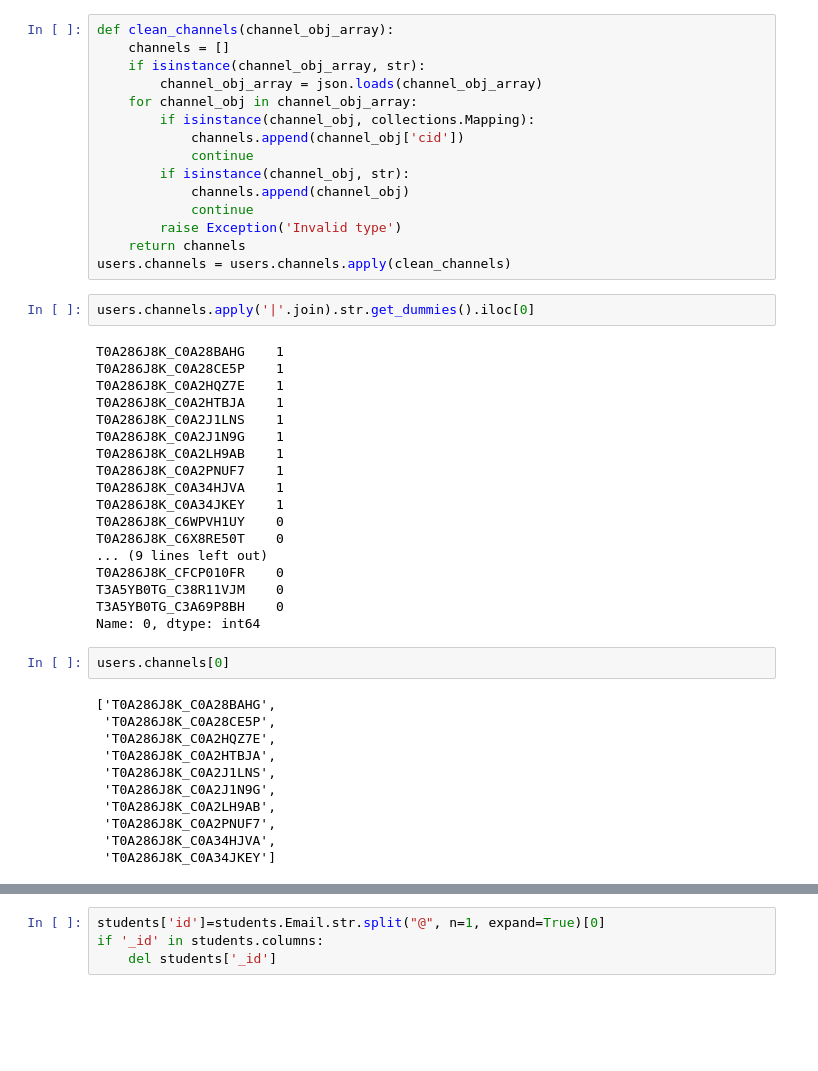
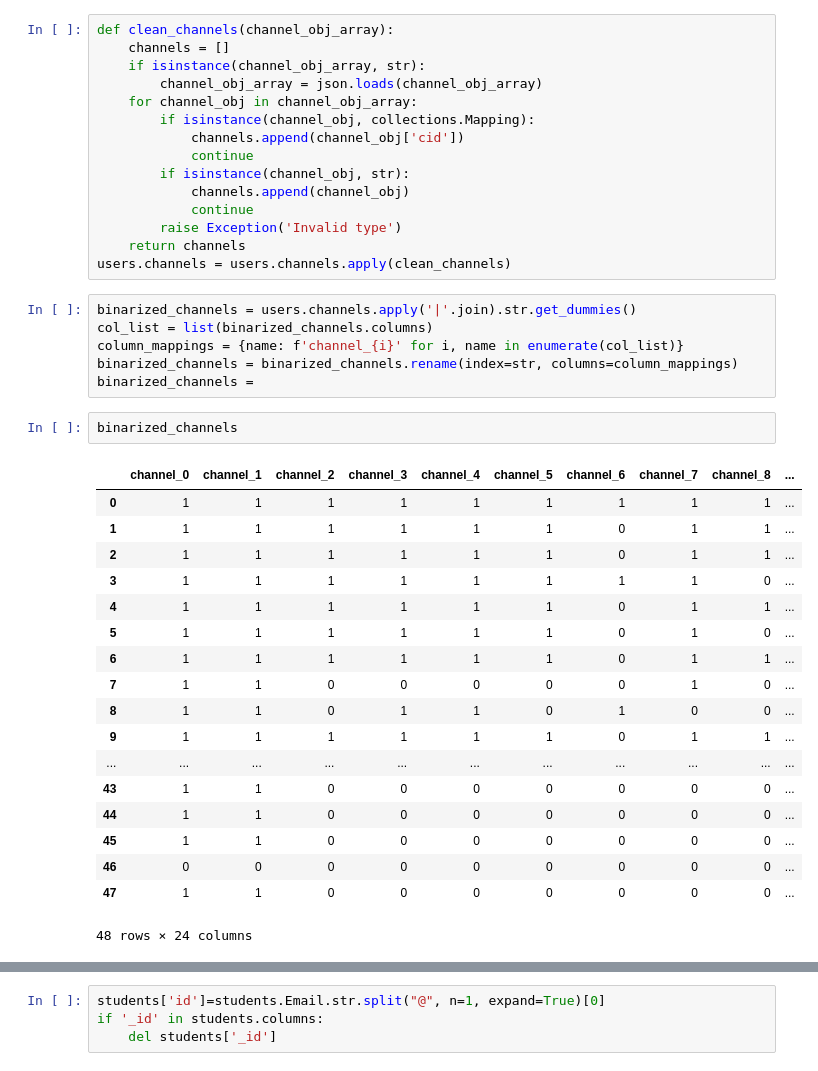
Before and after one commit to snowshine09/ml_clustering, a Jupyter notebook: mongo-clustering.ipynb, the cells around one changed output, grey strips where cells are left out. Cells and saved outputs as stored; diff of their text form; blank space fills up the shorter version.

Commit message:
renames binary columns and appends them to user df

```diff
--- a/mongo-clustering.ipynb
+++ b/mongo-clustering.ipynb
@@ -67,36 +42,30 @@ def clean_channels(channel_obj_array):
         raise Exception('Invalid type')
     return channels
 users.channels = users.channels.apply(clean_channels)
-# %%
-users.channels.apply('|'.join).str.get_dummies().iloc[0]
-# %% [output]
-T0A286J8K_C0A28BAHG    1
-T0A286J8K_C0A28CE5P    1
-T0A286J8K_C0A2HQZ7E    1
-T0A286J8K_C0A2HTBJA    1
-T0A286J8K_C0A2J1LNS    1
-T0A286J8K_C0A2J1N9G    1
-T0A286J8K_C0A2LH9AB    1
-T0A286J8K_C0A2PNUF7    1
-T0A286J8K_C0A34HJVA    1
-T0A286J8K_C0A34JKEY    1
-T0A286J8K_C6WPVH1UY    0
-T0A286J8K_C6X8RE50T    0
-... (9 lines left out)
-T0A286J8K_CFCP010FR    0
-T3A5YB0TG_C38R11VJM    0
-T3A5YB0TG_C3A69P8BH    0
-Name: 0, dtype: int64
-# %%
-users.channels[0]
-# %% [output]
-['T0A286J8K_C0A28BAHG',
- 'T0A286J8K_C0A28CE5P',
- 'T0A286J8K_C0A2HQZ7E',
- 'T0A286J8K_C0A2HTBJA',
- 'T0A286J8K_C0A2J1LNS',
- 'T0A286J8K_C0A2J1N9G',
- 'T0A286J8K_C0A2LH9AB',
- 'T0A286J8K_C0A2PNUF7',
- 'T0A286J8K_C0A34HJVA',
- 'T0A286J8K_C0A34JKEY']
+# %%
+binarized_channels = users.channels.apply('|'.join).str.get_dummies()
+col_list = list(binarized_channels.columns)
+column_mappings = {name: f'channel_{i}' for i, name in enumerate(col_list)}
+binarized_channels = binarized_channels.rename(index=str, columns=column_mappings)
+binarized_channels =
+# %%
+binarized_channels
+# %% [output]
+|  | channel_0 | channel_1 | channel_2 | channel_3 | channel_4 | channel_5 | channel_6 | channel_7 | channel_8 | ... |
+| 0 | 1 | 1 | 1 | 1 | 1 | 1 | 1 | 1 | 1 | ... |
+| 1 | 1 | 1 | 1 | 1 | 1 | 1 | 0 | 1 | 1 | ... |
+| 2 | 1 | 1 | 1 | 1 | 1 | 1 | 0 | 1 | 1 | ... |
+| 3 | 1 | 1 | 1 | 1 | 1 | 1 | 1 | 1 | 0 | ... |
+| 4 | 1 | 1 | 1 | 1 | 1 | 1 | 0 | 1 | 1 | ... |
+| 5 | 1 | 1 | 1 | 1 | 1 | 1 | 0 | 1 | 0 | ... |
+| 6 | 1 | 1 | 1 | 1 | 1 | 1 | 0 | 1 | 1 | ... |
+| 7 | 1 | 1 | 0 | 0 | 0 | 0 | 0 | 1 | 0 | ... |
+| 8 | 1 | 1 | 0 | 1 | 1 | 0 | 1 | 0 | 0 | ... |
+| 9 | 1 | 1 | 1 | 1 | 1 | 1 | 0 | 1 | 1 | ... |
+| ... | ... | ... | ... | ... | ... | ... | ... | ... | ... | ... |
+| 43 | 1 | 1 | 0 | 0 | 0 | 0 | 0 | 0 | 0 | ... |
+| 44 | 1 | 1 | 0 | 0 | 0 | 0 | 0 | 0 | 0 | ... |
+| 45 | 1 | 1 | 0 | 0 | 0 | 0 | 0 | 0 | 0 | ... |
+| 46 | 0 | 0 | 0 | 0 | 0 | 0 | 0 | 0 | 0 | ... |
+| 47 | 1 | 1 | 0 | 0 | 0 | 0 | 0 | 0 | 0 | ... |
+48 rows × 24 columns
```
Also changed, not shown: parts of 3 cells of this notebook.
